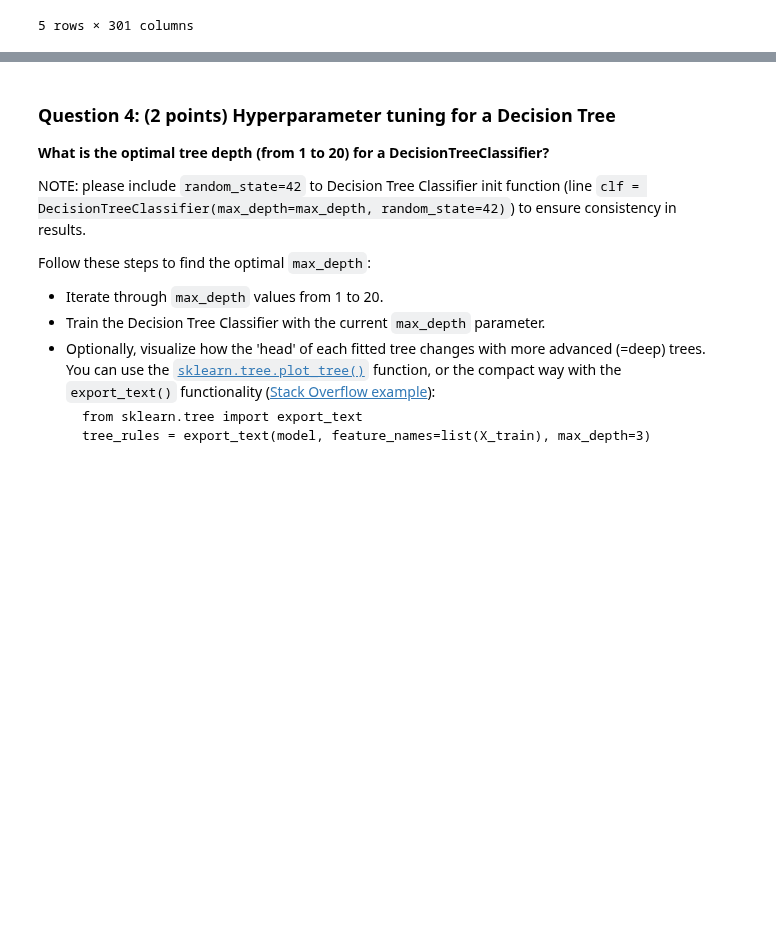
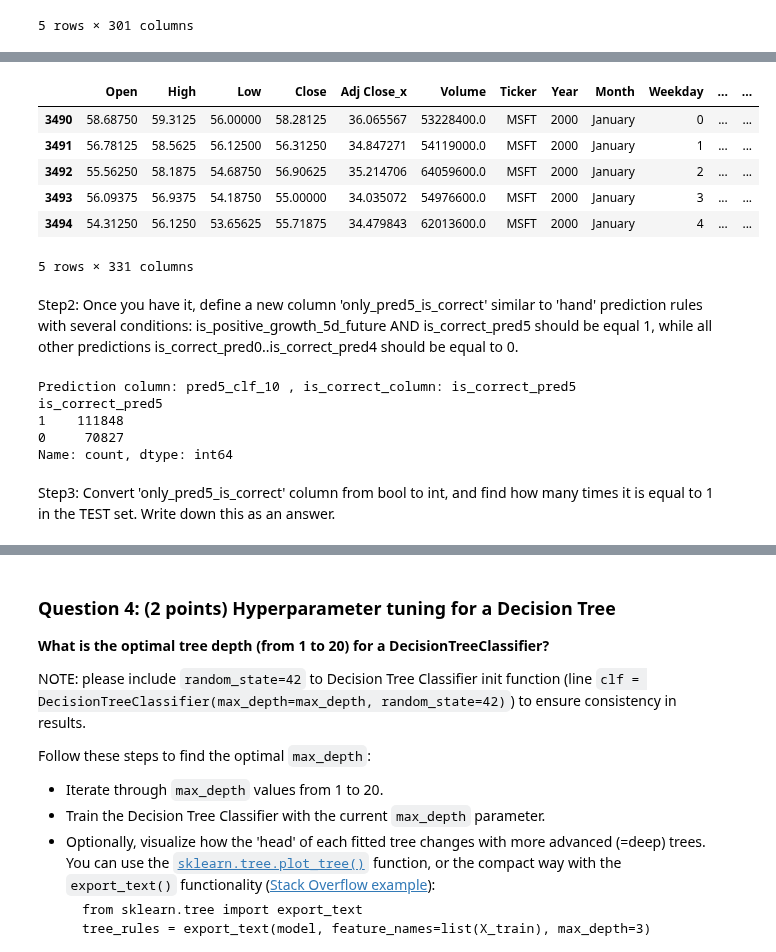
Before and after one commit to mary435/stock-markets-analytics, a Jupyter notebook: 03/hw_03.ipynb, the cells around one changed output, grey strips where cells are left out. Drawn from its saved outputs; the diff is of its cells as text; code cells hidden in the pictures; blank space fills up the shorter version.

```diff
--- a/03/hw_03.ipynb
+++ b/03/hw_03.ipynb
@@ -809,0 +785,15 @@ Features Importance and Tree Visualisation of top levels (for clf10)
+# %%
+#define a new column 'pred5_clf_10' in the new_df data frame with the results obtained in pred10_df['pred_tree_clf10']
+new_df['pred5_clf_10'] = pred10_df['pred_tree_clf10']
+# %%
+new_df.head()
+# %% [output]
+|  | Open | High | Low | Close | Adj Close_x | Volume | Ticker | Year | Month | Weekday | ... | ... |
+| 3490 | 58.68750 | 59.3125 | 56.00000 | 58.28125 | 36.065567 | 53228400.0 | MSFT | 2000 | January | 0 | ... | ... |
+| 3491 | 56.78125 | 58.5625 | 56.12500 | 56.31250 | 34.847271 | 54119000.0 | MSFT | 2000 | January | 1 | ... | ... |
+| 3492 | 55.56250 | 58.1875 | 54.68750 | 56.90625 | 35.214706 | 64059600.0 | MSFT | 2000 | January | 2 | ... | ... |
+| 3493 | 56.09375 | 56.9375 | 54.18750 | 55.00000 | 34.035072 | 54976600.0 | MSFT | 2000 | January | 3 | ... | ... |
+| 3494 | 54.31250 | 56.1250 | 53.65625 | 55.71875 | 34.479843 | 62013600.0 | MSFT | 2000 | January | 4 | ... | ... |
+5 rows × 331 columns
+# %% [markdown]
+Step2: Once you have it, define a new column 'only_pred5_is_correct' similar to 'hand' prediction rules with several conditions: is_positive_growth_5d_future AND is_correct_pred5 should be equal 1, while all other predictions is_correct_pred0..is_correct_pred4 should be equal to 0.
@@ -809,0 +803,9 @@ Features Importance and Tree Visualisation of top levels (for clf10)
+# %%
+print(f'Prediction column: pred5_clf_10 , is_correct_column: is_correct_pred5')
+print(new_df['is_correct_pred5'].value_counts())
+# %% [output]
+Prediction column: pred5_clf_10 , is_correct_column: is_correct_pred5
+is_correct_pred5
+1    111848
+0     70827
+Name: count, dtype: int64
@@ -809,0 +816,2 @@ Features Importance and Tree Visualisation of top levels (for clf10)
+# %% [markdown]
+Step3: Convert 'only_pred5_is_correct' column from bool to int, and find how many times it is equal to 1 in the TEST set. Write down this as an answer.
```
Also changed, not shown: parts of 25 cells of this notebook.
